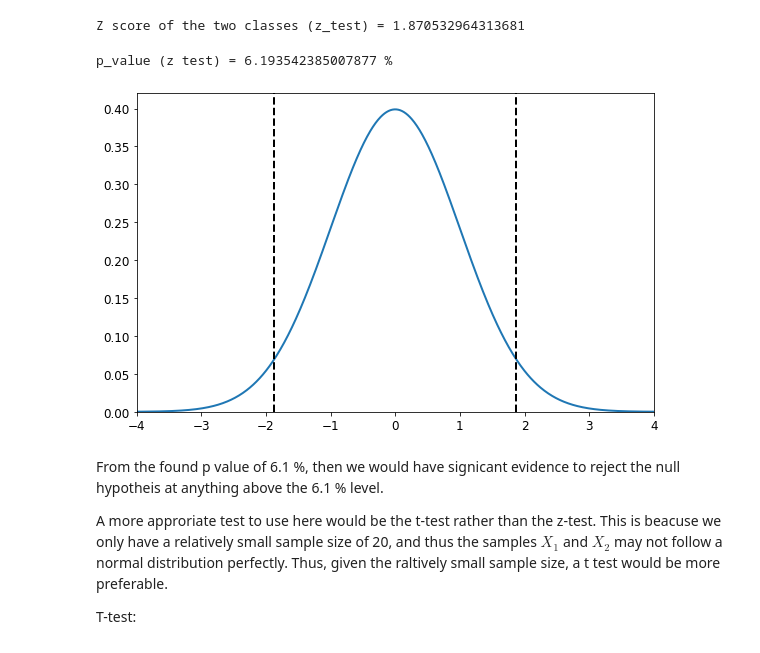
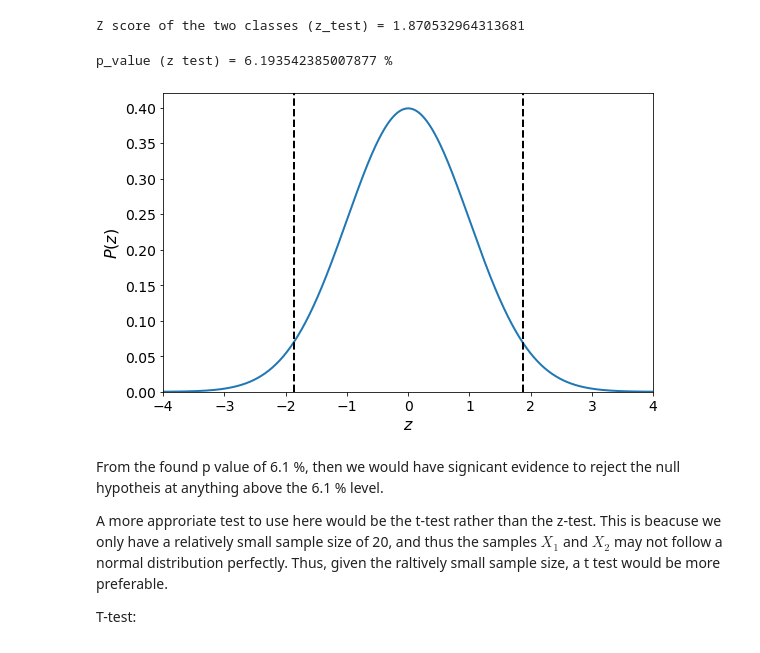
Before and after one commit to gosling123/MA930, a Jupyter notebook: MA930 Assignment 1.ipynb, the cells around one changed output. Saved outputs shown, nothing was run; the diff lists cells and outputs as text; code cells hidden in the pictures.

```diff
--- a/MA930 Assignment 1.ipynb
+++ b/MA930 Assignment 1.ipynb
@@ -649,28 +772,35 @@ print(f'Z score of the two classes (z_test) = {z}')
 # %% [output]
 Z score of the two classes (z_test) = 1.870532964313681
 # %%
+# find normal dist for mean 0, var 1
 x_space = np.linspace(-5, 5, 1000)
 dist = normal(x = x_space, mu = 0, sig = 1)
 
-
+# deduce points which is between -z and z
 idx_min = np.where(x_space > - z)[0][0]-1
 idx_max = np.where(x_space > z)[0][0]-1
 
+# find area under curve from -z to z
 area = trapezium(x=x_space[idx_min:idx_max], y=dist[idx_min:idx_max])
 
+# find p value from 1 - area
 p_value = 1-area
 
+# confidence level
 print(f'p_value (z test) = {p_value * 100} %')
 
+# plot of interval on normal dist
 plt.plot(x_space, dist)
+plt.ylabel(r'$P(z)$')
+plt.xlabel(r'$z$')
 plt.xlim(-4, 4)
 plt.ylim(0, 0.42)
 plt.axvline(x = -z , c = 'black', ls ='--')
 plt.axvline(x = z , c = 'black', ls ='--')
 plt.show()
 # %% [output]
 p_value (z test) = 6.193542385007877 %
-[figure, old version]
+[figure, new version]
 # %% [markdown]
 From the found p value of 6.1 %, then we would have signicant evidence to reject the null hypotheis at anything above the 6.1 % level.
 
```
Also changed, not shown: parts of 29 cells of this notebook.
